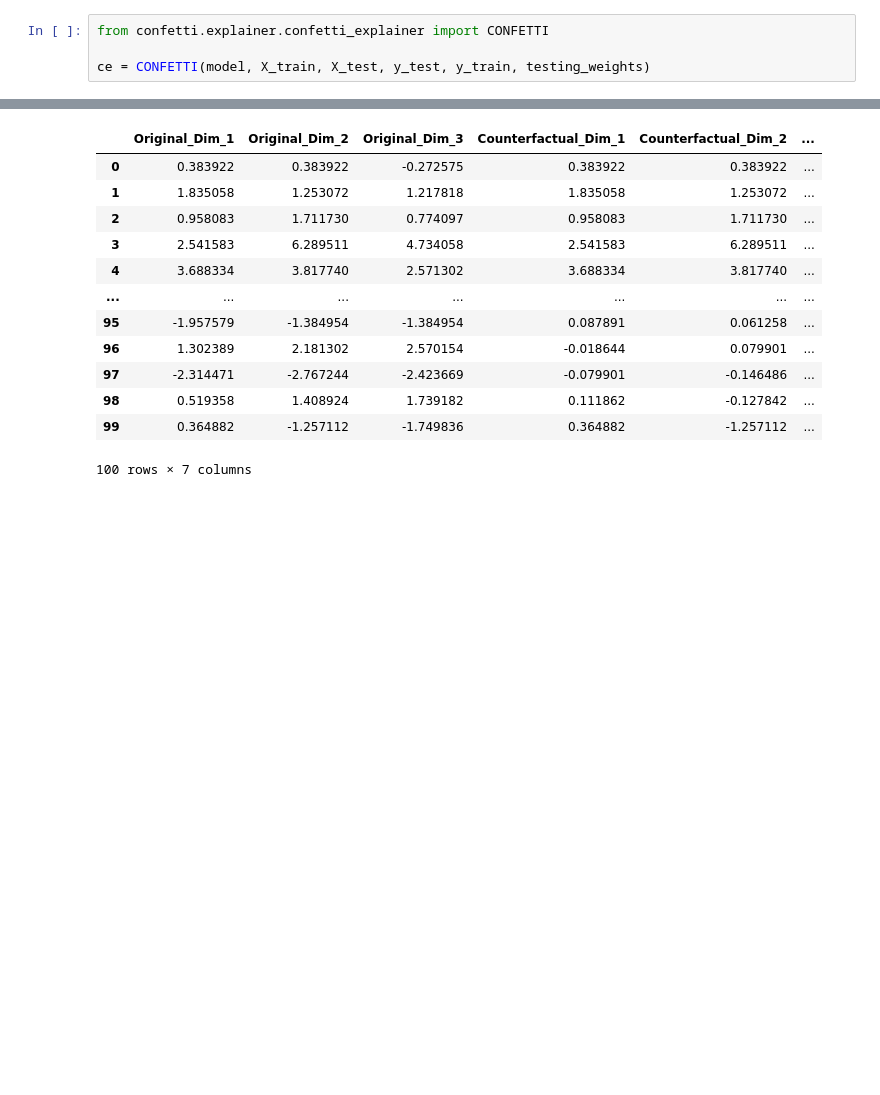
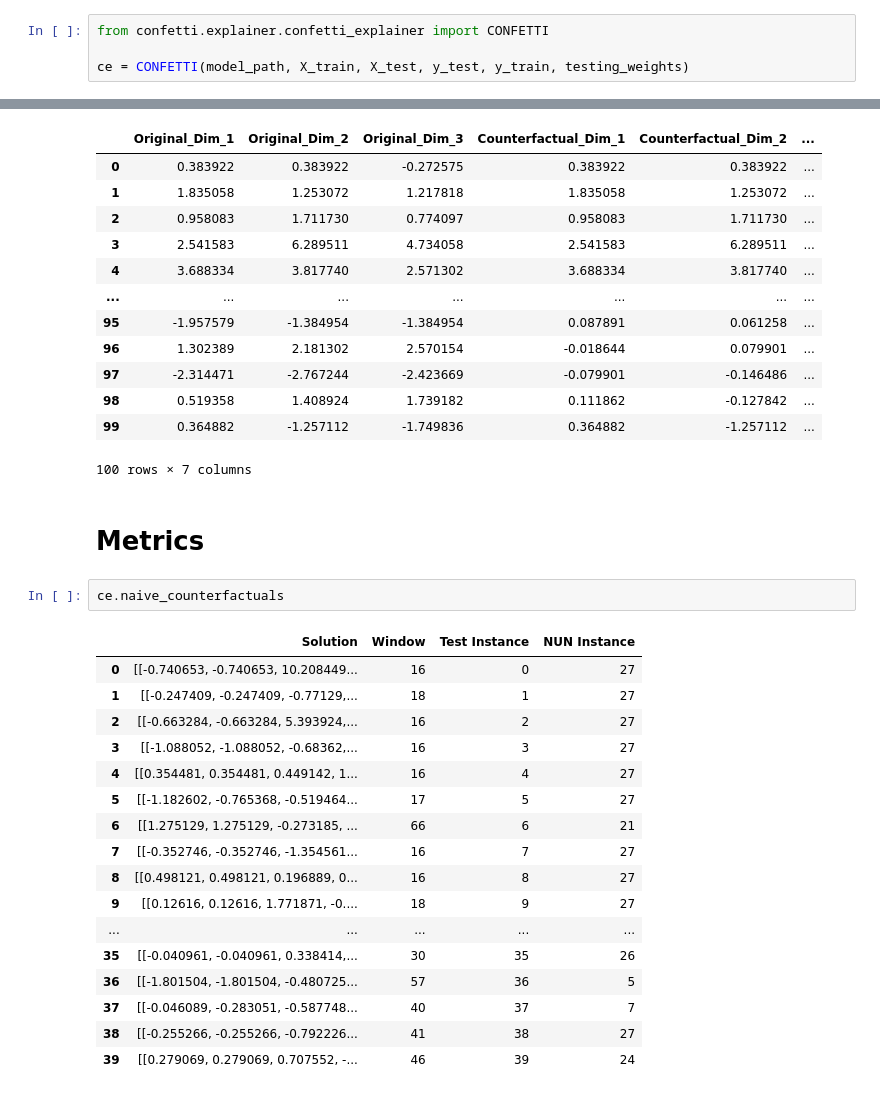
Before and after one commit to serval-uni-lu/confetti, a Jupyter notebook: notebooks/confetti_mts.ipynb, the cells around one changed output, grey strips where cells are left out. Saved outputs shown, nothing was run; the diff lists cells and outputs as text; blank space fills up the shorter version.

```diff
--- a/notebooks/confetti_mts.ipynb
+++ b/notebooks/confetti_mts.ipynb
@@ -53,5 +69,5 @@ cam.visualize_cam(testing_weights, 24)
 # %%
 from confetti.explainer.confetti_explainer import CONFETTI
 
-ce = CONFETTI(model, X_train, X_test, y_test, y_train, testing_weights)
+ce = CONFETTI(model_path, X_train, X_test, y_test, y_train, testing_weights)
 # %% [output]
@@ -107,3 +144,25 @@ viz.plot_with_cam(ce,24,weights=testing_weights[24])
 | 98 | 0.519358 | 1.408924 | 1.739182 | 0.111862 | -0.127842 | ... |
 | 99 | 0.364882 | -1.257112 | -1.749836 | 0.364882 | -1.257112 | ... |
 100 rows × 7 columns
+# %% [markdown]
+# Metrics
+# %%
+ce.naive_counterfactuals
+# %% [output]
+|  | Solution | Window | Test Instance | NUN Instance |
+| 0 | [[-0.740653, -0.740653, 10.208449... | 16 | 0 | 27 |
+| 1 | [[-0.247409, -0.247409, -0.77129,... | 18 | 1 | 27 |
+| 2 | [[-0.663284, -0.663284, 5.393924,... | 16 | 2 | 27 |
+| 3 | [[-1.088052, -1.088052, -0.68362,... | 16 | 3 | 27 |
+| 4 | [[0.354481, 0.354481, 0.449142, 1... | 16 | 4 | 27 |
+| 5 | [[-1.182602, -0.765368, -0.519464... | 17 | 5 | 27 |
+| 6 | [[1.275129, 1.275129, -0.273185, ... | 66 | 6 | 21 |
+| 7 | [[-0.352746, -0.352746, -1.354561... | 16 | 7 | 27 |
+| 8 | [[0.498121, 0.498121, 0.196889, 0... | 16 | 8 | 27 |
+| 9 | [[0.12616, 0.12616, 1.771871, -0.... | 18 | 9 | 27 |
+| ... | ... | ... | ... | ... |
+| 35 | [[-0.040961, -0.040961, 0.338414,... | 30 | 35 | 26 |
+| 36 | [[-1.801504, -1.801504, -0.480725... | 57 | 36 | 5 |
+| 37 | [[-0.046089, -0.283051, -0.587748... | 40 | 37 | 7 |
+| 38 | [[-0.255266, -0.255266, -0.792226... | 41 | 38 | 27 |
+| 39 | [[0.279069, 0.279069, 0.707552, -... | 46 | 39 | 24 |
```
Also changed, not shown: parts of 16 cells of this notebook, 4 other files.
